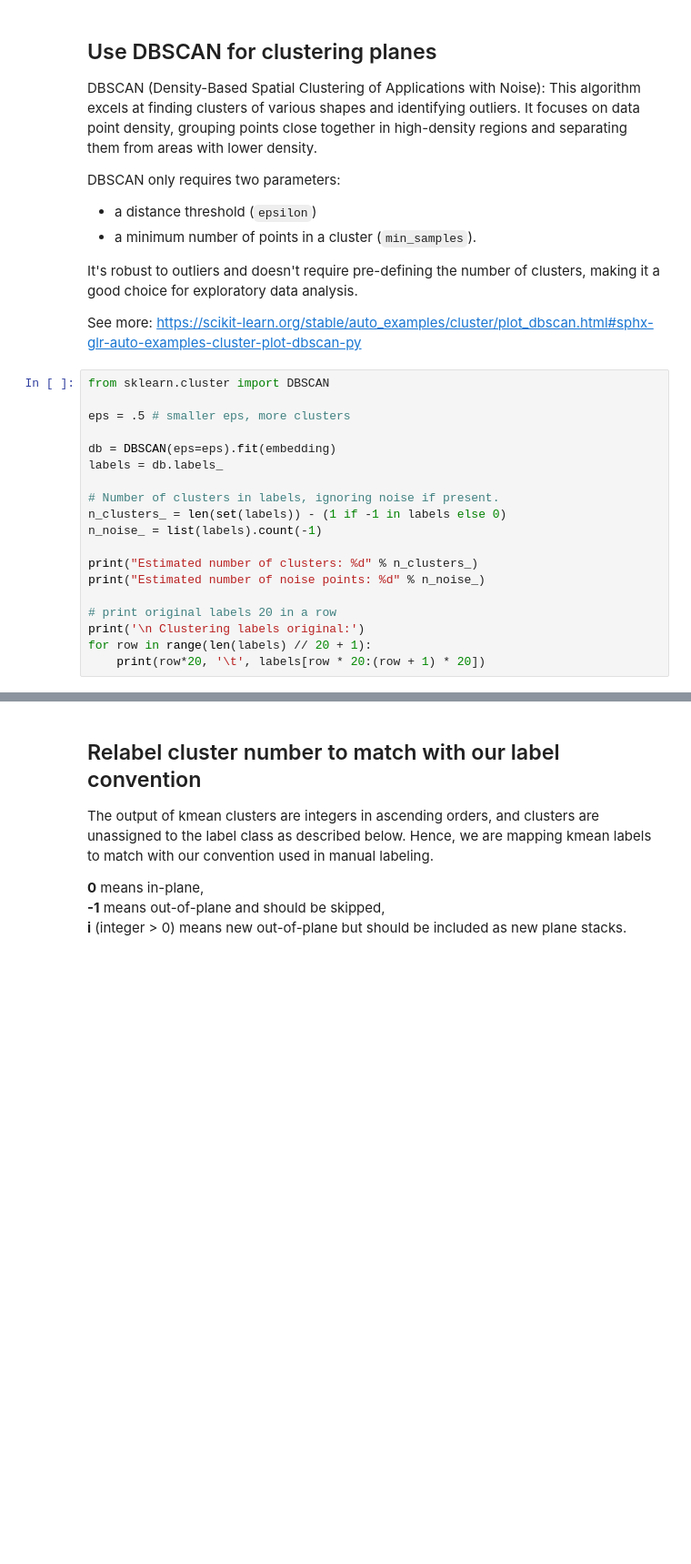
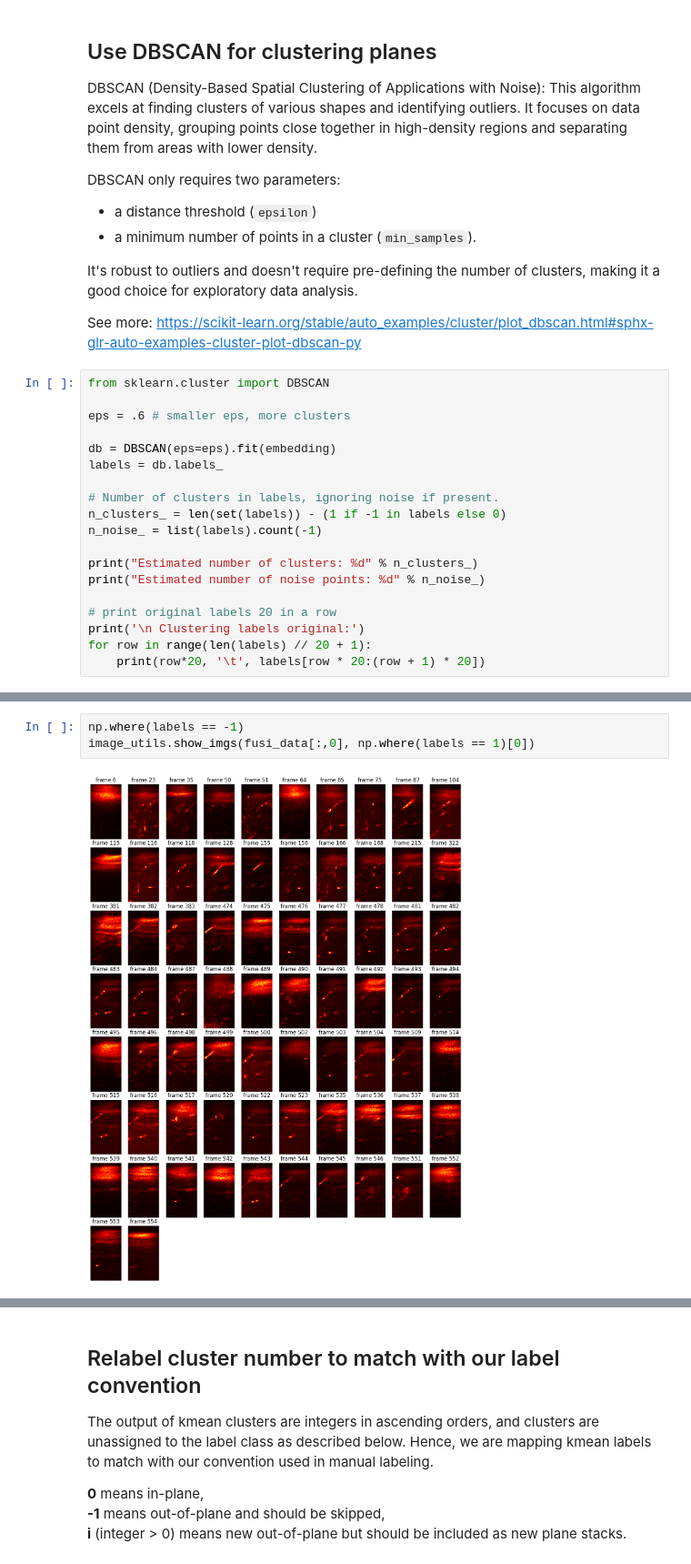
Before and after one commit to ClaireNastaskin/processing_fusi, a Jupyter notebook: Experiments/process_fUSI_motion_correction.ipynb, the cells around one changed output, grey strips where cells are left out. Shown at 91% size. Cells and saved outputs as stored; diff of their text form; blank space fills up the shorter version.

```diff
--- a/Experiments/process_fUSI_motion_correction.ipynb
+++ b/Experiments/process_fUSI_motion_correction.ipynb
@@ -167,7 +182,7 @@ See more: https://scikit-learn.org/stable/auto_examples/cluster/plot_dbscan.html
 # %%
 from sklearn.cluster import DBSCAN
 
-eps = .5 # smaller eps, more clusters
+eps = .6 # smaller eps, more clusters
 
 db = DBSCAN(eps=eps).fit(embedding)
 labels = db.labels_
@@ -196,0 +219,5 @@ Estimated number of noise points: 0
+# %%
+np.where(labels == -1)
+image_utils.show_imgs(fusi_data[:,0], np.where(labels == 1)[0])
+# %% [output]
+[figure, added]
```
Also changed, not shown: parts of 11 cells of this notebook, 10 other files.
